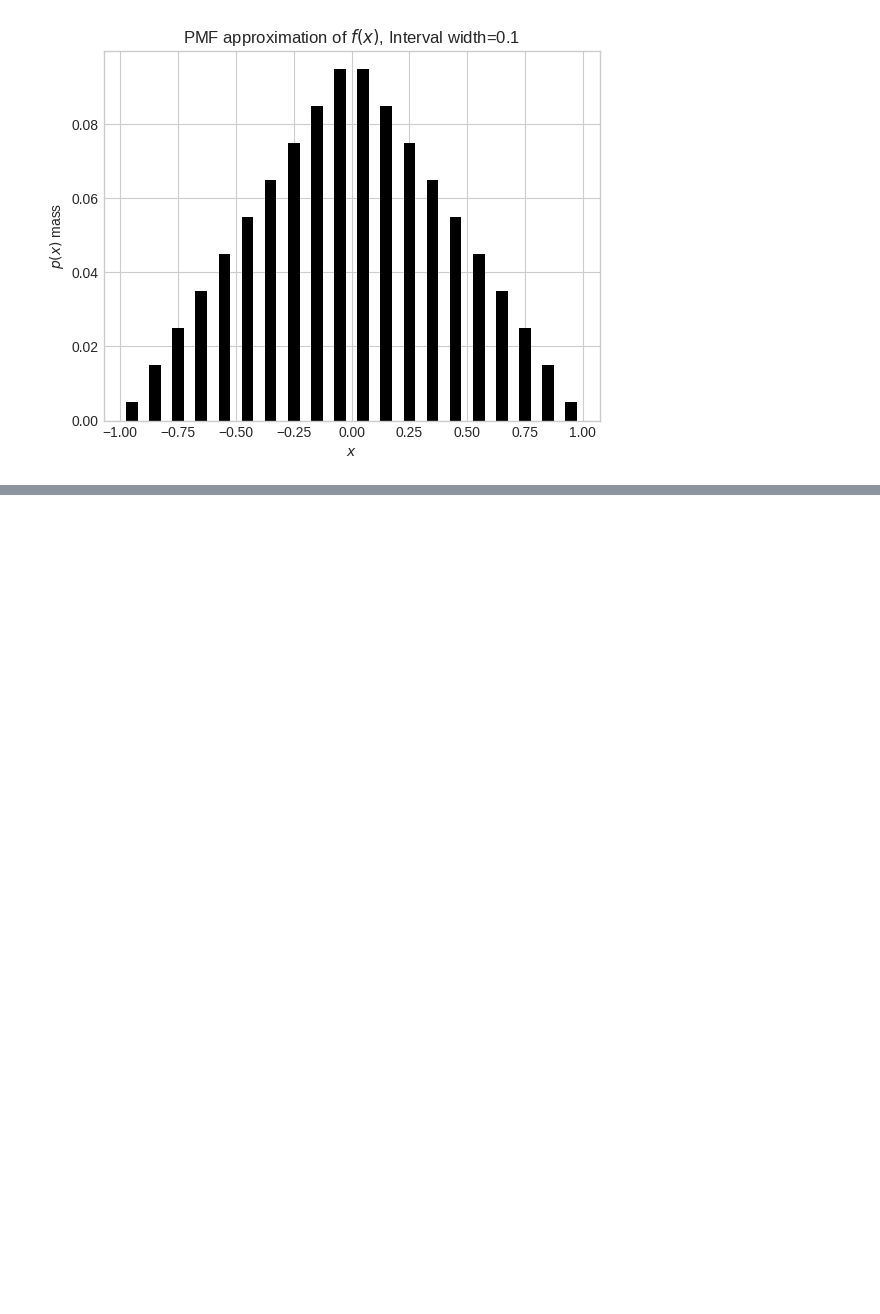
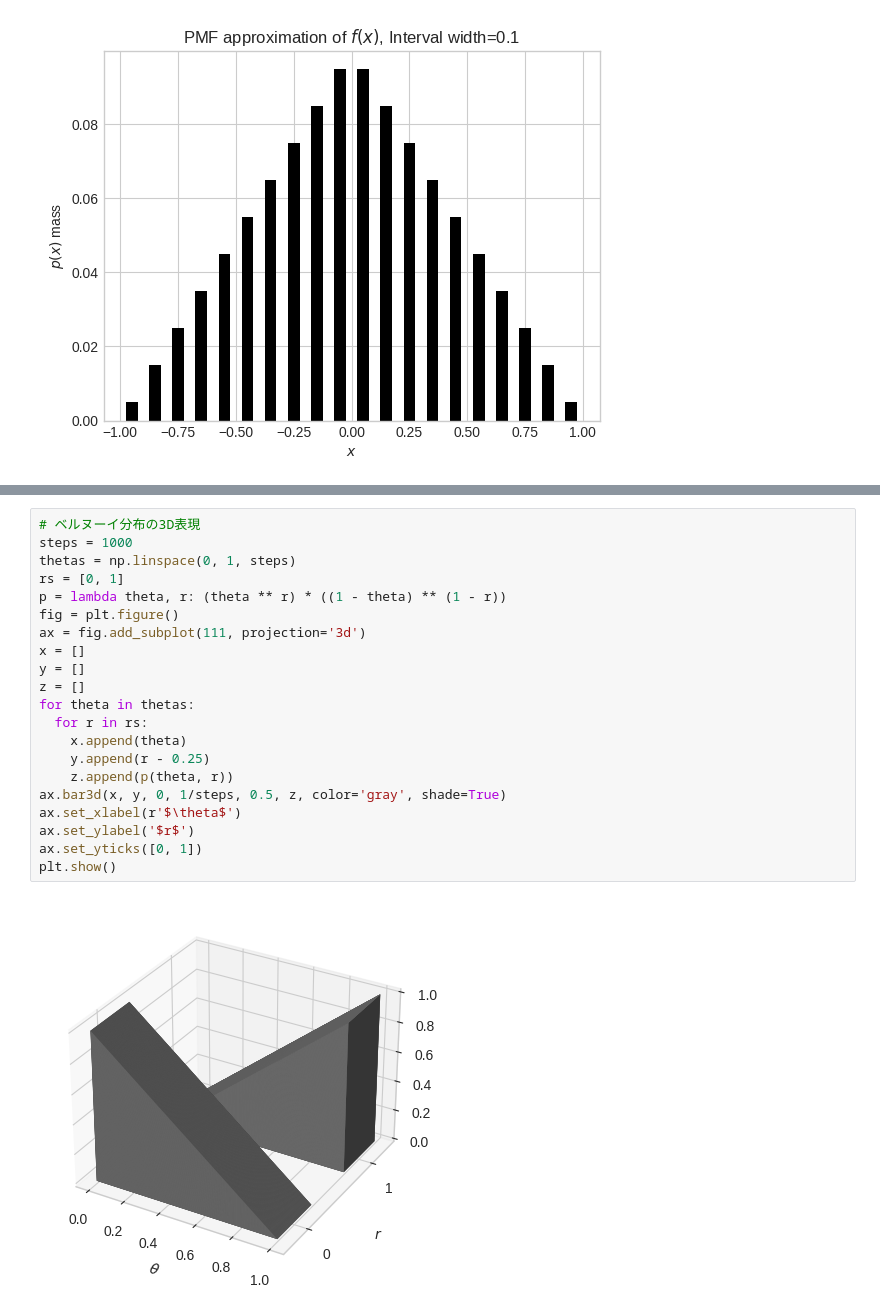
Before and after one commit to yuji-sgs/web-optimization, a Jupyter notebook: cahpter1.ipynb, the cells around one changed output, grey strips where cells are left out. Cells and saved outputs as stored; diff of their text form; blank space fills up the shorter version.

```diff
--- a/cahpter1.ipynb
+++ b/cahpter1.ipynb
@@ -86,0 +117,23 @@ Text(0.5, 1.0, 'PMF approximation of $f(x)$, Interval width=0.1')
+# %%
+# ベルヌーイ分布の3D表現
+steps = 1000
+thetas = np.linspace(0, 1, steps)
+rs = [0, 1]
+p = lambda theta, r: (theta ** r) * ((1 - theta) ** (1 - r))
+fig = plt.figure()
+ax = fig.add_subplot(111, projection='3d')
+x = []
+y = []
+z = []
+for theta in thetas:
+  for r in rs:
+    x.append(theta)
+    y.append(r - 0.25)
+    z.append(p(theta, r))
+ax.bar3d(x, y, 0, 1/steps, 0.5, z, color='gray', shade=True)
+ax.set_xlabel(r'$\theta$')
+ax.set_ylabel('$r$')
+ax.set_yticks([0, 1])
+plt.show()
+# %% [output]
+[figure, added]
```
Also changed, not shown: parts of 2 cells of this notebook.
